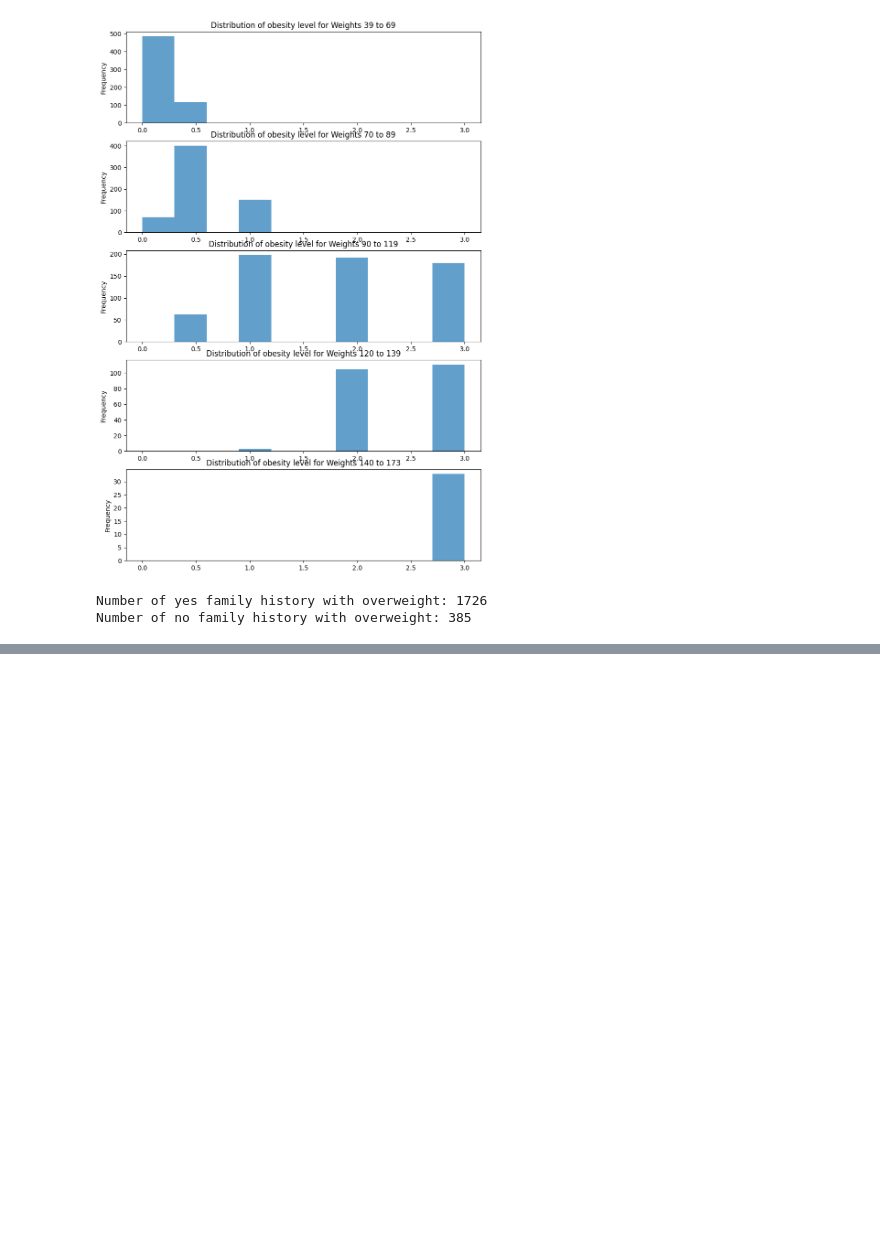
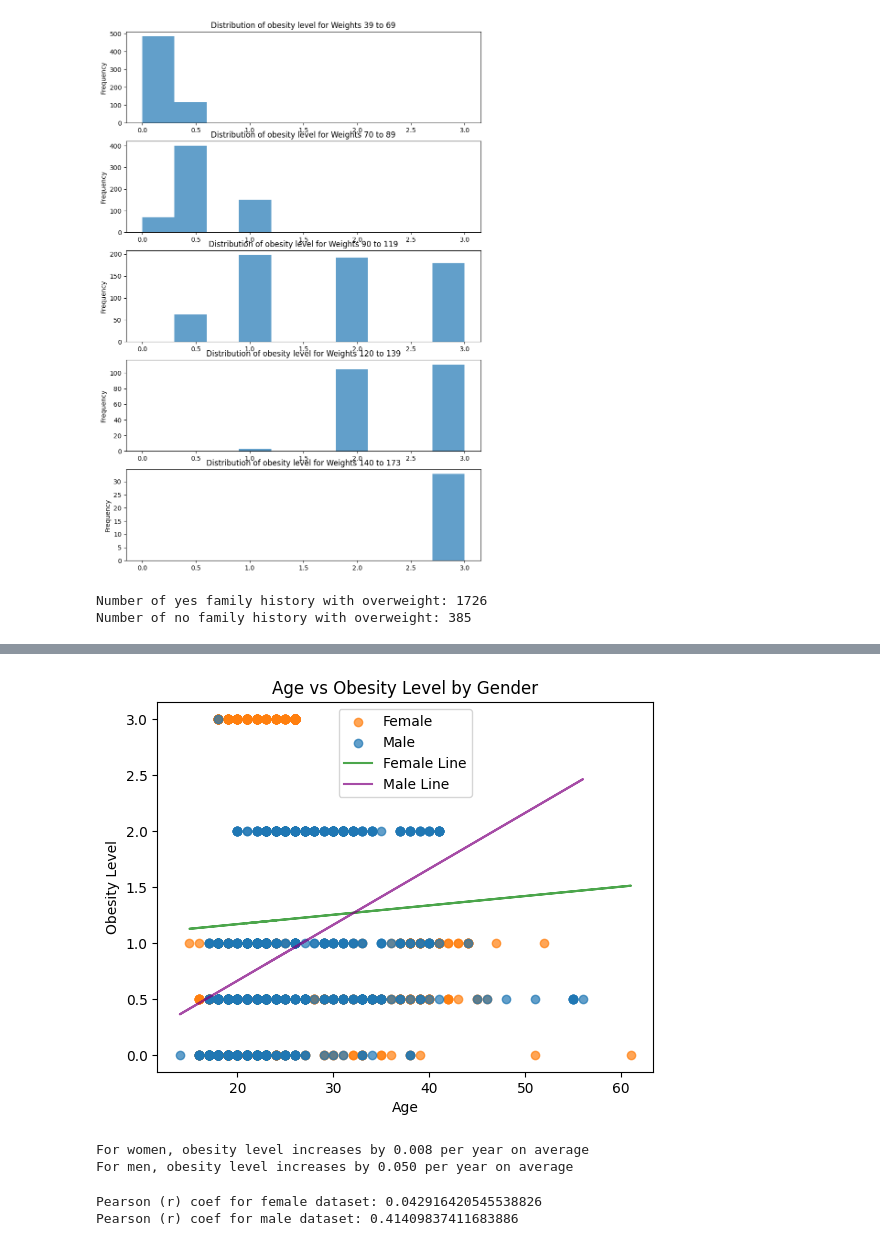
Before and after one commit to jiaruilijerry/jiaruilijerry.github.io, a Jupyter notebook: finalProj.ipynb, the cells around one changed output, grey strips where cells are left out. Saved outputs shown, nothing was run; the diff lists cells and outputs as text; code cells hidden in the pictures; blank space fills up the shorter version.

```diff
--- a/finalProj.ipynb
+++ b/finalProj.ipynb
@@ -218,0 +242,37 @@ Number of no family history with overweight: 385
+# %%
+fig, ax = plt.subplots(1)
+
+genders = df.groupby(["Gender"])
+female_df = genders.get_group(0)
+male_df = genders.get_group(1)
+
+x1, y1 = female_df["Age"], female_df["NObeyesdad"]
+x2, y2 = male_df["Age"], male_df["NObeyesdad"]
+
+ax.scatter(x1, y1, color="tab:orange", alpha=0.7, label="Female")
+ax.scatter(x2, y2, color="tab:blue", alpha=0.7, label="Male")
+ax.set(title="Age vs Obesity Level by Gender", xlabel="Age", ylabel="Obesity Level")
+
+m1, b1 = np.polyfit(x1, y1, 1)
+ax.plot(x1, m1*x1+b1, color="green", alpha=0.7, label="Female Line")
+
+m2, b2 = np.polyfit(x2, y2, 1)
+ax.plot(x2, m2*x2+b2, color="purple", alpha=0.7, label="Male Line")
+
+plt.legend()
+plt.show()
+
+print(f"For women, obesity level increases by {abs(m1):.3f} per year on average")
+print(f"For men, obesity level increases by {abs(m2):.3f} per year on average")
+# %% [output]
+[figure, added]
+For women, obesity level increases by 0.008 per year on average
+For men, obesity level increases by 0.050 per year on average
+# %%
+female_r = np.corrcoef(x1, y1)[0, 1]
+male_r = np.corrcoef(x2, y2)[0, 1]
+print(f"Pearson (r) coef for female dataset: {female_r}")
+print(f"Pearson (r) coef for male dataset: {male_r}")
+# %% [output]
+Pearson (r) coef for female dataset: 0.042916420545538826
+Pearson (r) coef for male dataset: 0.41409837411683886
```
Also changed, not shown: parts of 2 cells of this notebook, 2 other files.
